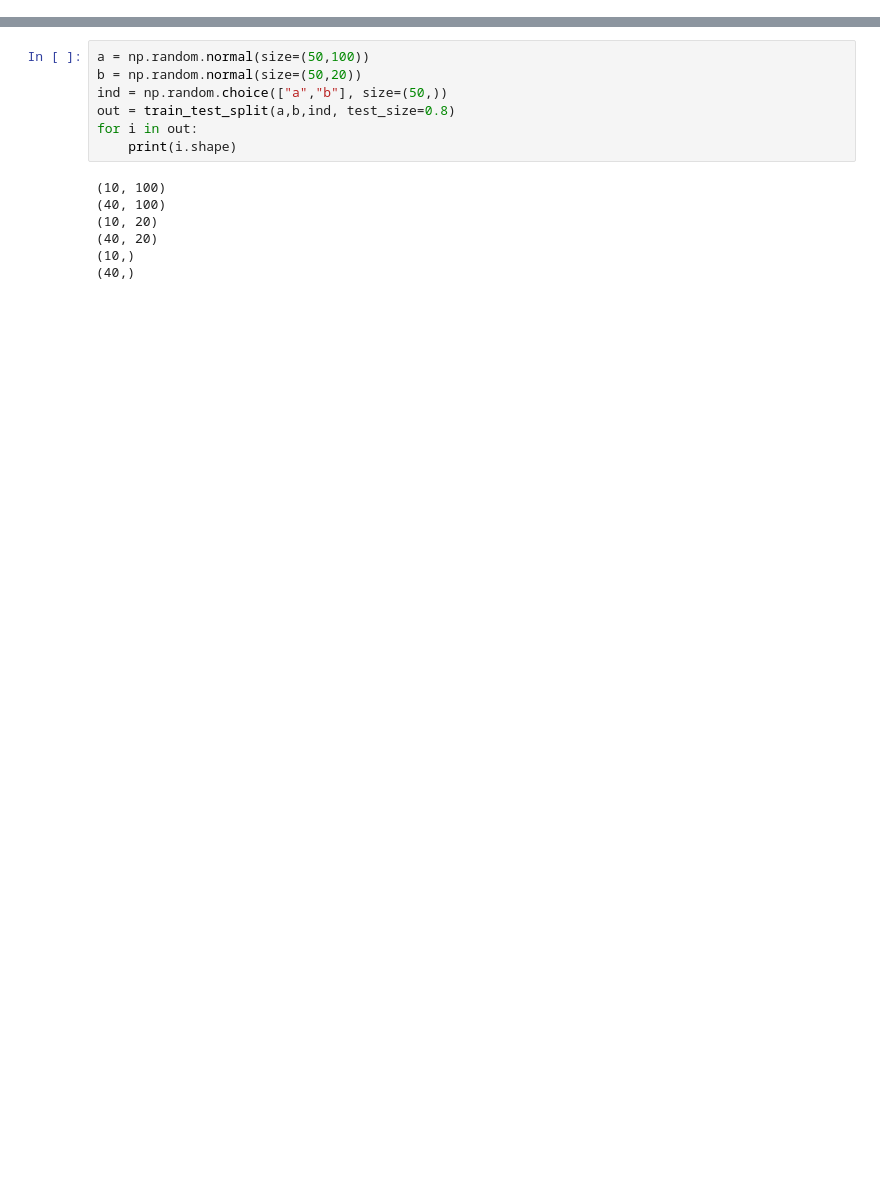
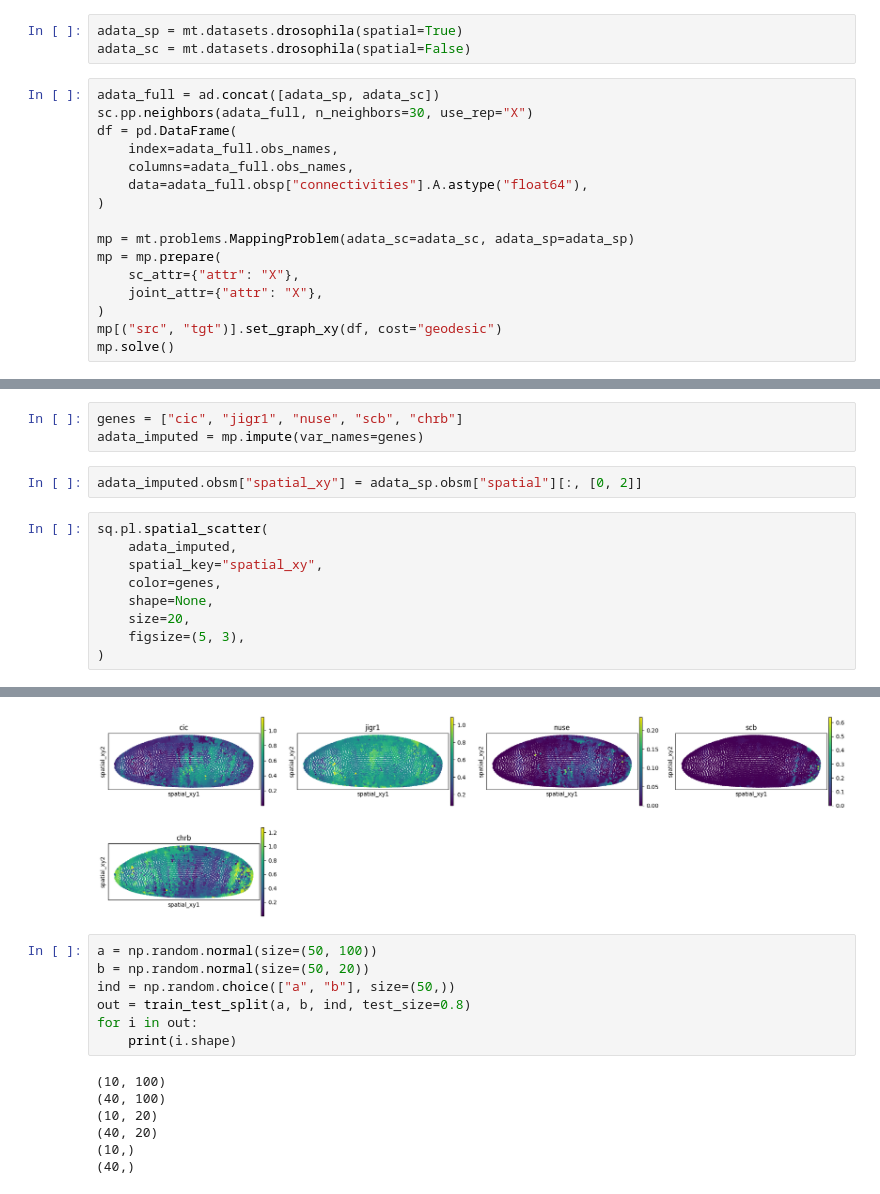
Before and after one commit to theislab/moscot-framework_reproducibility, a Jupyter notebook: notebooks/space/mapping/Untitled.ipynb, the cells around one changed output, grey strips where cells are left out. Drawn from its saved outputs; the diff is of its cells as text; blank space fills up the shorter version.

```diff
--- a/notebooks/space/mapping/Untitled.ipynb
+++ b/notebooks/space/mapping/Untitled.ipynb
@@ -3,0 +13,19 @@ import numpy as np
+# %%
+adata_sp = mt.datasets.drosophila(spatial=True)
+adata_sc = mt.datasets.drosophila(spatial=False)
+# %%
+adata_full = ad.concat([adata_sp, adata_sc])
+sc.pp.neighbors(adata_full, n_neighbors=30, use_rep="X")
+df = pd.DataFrame(
+    index=adata_full.obs_names,
+    columns=adata_full.obs_names,
+    data=adata_full.obsp["connectivities"].A.astype("float64"),
+)
+
+mp = mt.problems.MappingProblem(adata_sc=adata_sc, adata_sp=adata_sp)
+mp = mp.prepare(
+    sc_attr={"attr": "X"},
+    joint_attr={"attr": "X"},
+)
+mp[("src", "tgt")].set_graph_xy(df, cost="geodesic")
+mp.solve()
@@ -3,0 +40,15 @@ import numpy as np
+# %%
+genes = ["cic", "jigr1", "nuse", "scb", "chrb"]
+adata_imputed = mp.impute(var_names=genes)
+# %%
+adata_imputed.obsm["spatial_xy"] = adata_sp.obsm["spatial"][:, [0, 2]]
+# %%
+sq.pl.spatial_scatter(
+    adata_imputed,
+    spatial_key="spatial_xy",
+    color=genes,
+    shape=None,
+    size=20,
+    figsize=(5, 3),
+)
+# %% [output]
@@ -4,8 +56,9 @@ import numpy as np
+[figure, added]
 # %%
-a = np.random.normal(size=(50,100))
-b = np.random.normal(size=(50,20))
-ind = np.random.choice(["a","b"], size=(50,))
-out = train_test_split(a,b,ind, test_size=0.8)
+a = np.random.normal(size=(50, 100))
+b = np.random.normal(size=(50, 20))
+ind = np.random.choice(["a", "b"], size=(50,))
+out = train_test_split(a, b, ind, test_size=0.8)
 for i in out:
     print(i.shape)
 # %% [output]
```
Also changed, not shown: parts of 5 cells of this notebook, 1 other file.
